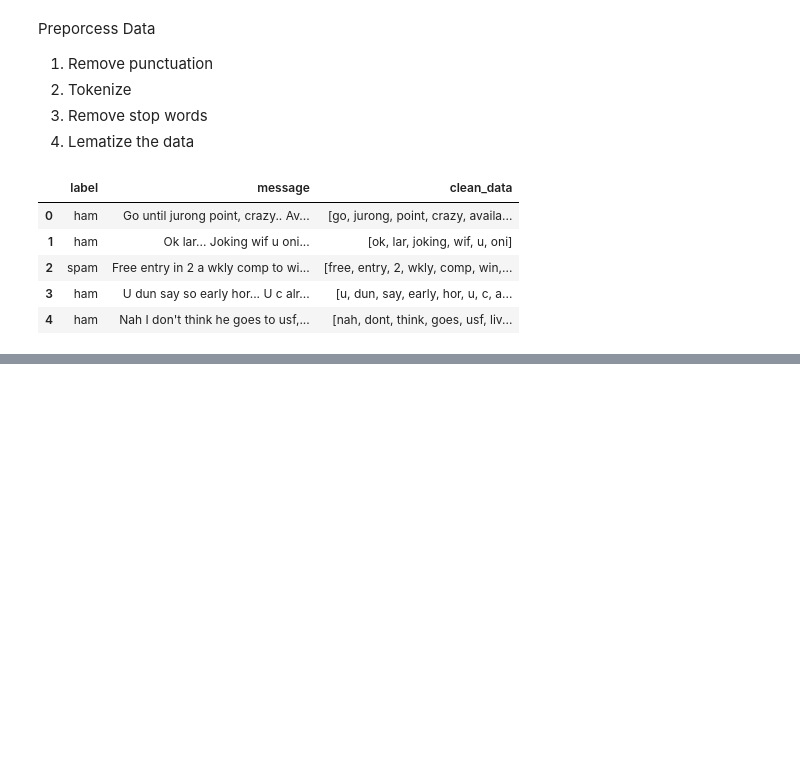
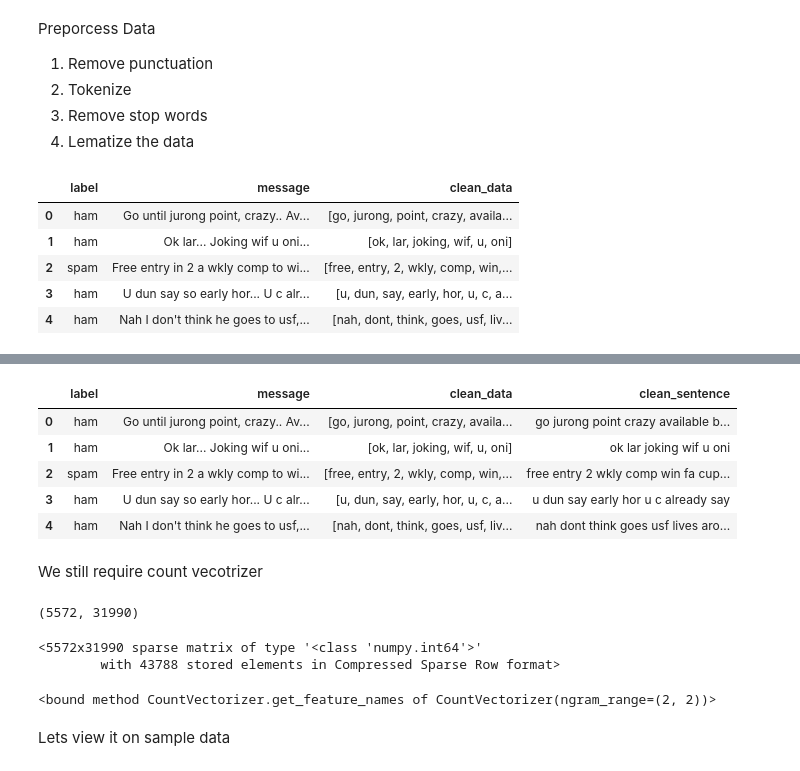
Before and after one commit to hrushikute/DataAnalytics, a Jupyter notebook: nltk_exploration.ipynb, the cells around one changed output, grey strips where cells are left out. Drawn from its saved outputs; the diff is of its cells as text; code cells hidden in the pictures; blank space fills up the shorter version.

```diff
--- a/nltk_exploration.ipynb
+++ b/nltk_exploration.ipynb
@@ -298,3 +377,22 @@ df.head()
+# %%
+def pre_process_data_n_gram(text_data):
+  no_punct = "".join([char for char in text_data if char not in string.punctuation])
+  tokenzie_text = re.split('\W+', no_punct)
+  # Note change is made in below line to retain the sentence.
+  stop_words_removal = " ".join([word for word in tokenzie_text if word not in stop_words])
+  return stop_words_removal
+# %%
+df['clean_sentence'] = df['message'].apply( lambda x: pre_process_data_n_gram(x.lower()))
+df.head()
+# %% [output]
+|  | label | message | clean_data | clean_sentence |
+| 0 | ham | Go until jurong point, crazy.. Av... | [go, jurong, point, crazy, availa... | go jurong point crazy available b... |
+| 1 | ham | Ok lar... Joking wif u oni... | [ok, lar, joking, wif, u, oni] | ok lar joking wif u oni |
+| 2 | spam | Free entry in 2 a wkly comp to wi... | [free, entry, 2, wkly, comp, win,... | free entry 2 wkly comp win fa cup... |
+| 3 | ham | U dun say so early hor... U c alr... | [u, dun, say, early, hor, u, c, a... | u dun say early hor u c already say |
+| 4 | ham | Nah I don't think he goes to usf,... | [nah, dont, think, goes, usf, liv... | nah dont think goes usf lives aro... |
+# %% [markdown]
+We still require count vecotrizer
 # %%
 from sklearn.feature_extraction.text import CountVectorizer
 
@@ -301,0 +400,16 @@ count_vect = CountVectorizer(analyzer=PreProcessin_data)
+# %%
+x_count = count_vect_n_gram.fit_transform(df['clean_sentence'])
+x_count.shape
+# %% [output]
+(5572, 31990)
+# %%
+x_count
+# %% [output]
+<5572x31990 sparse matrix of type '<class 'numpy.int64'>'
+        with 43788 stored elements in Compressed Sparse Row format>
+# %%
+count_vect_n_gram.get_feature_names
+# %% [output]
+<bound method CountVectorizer.get_feature_names of CountVectorizer(ngram_range=(2, 2))>
+# %% [markdown]
+Lets view it on sample data
```
Also changed, not shown: parts of 16 cells of this notebook.
